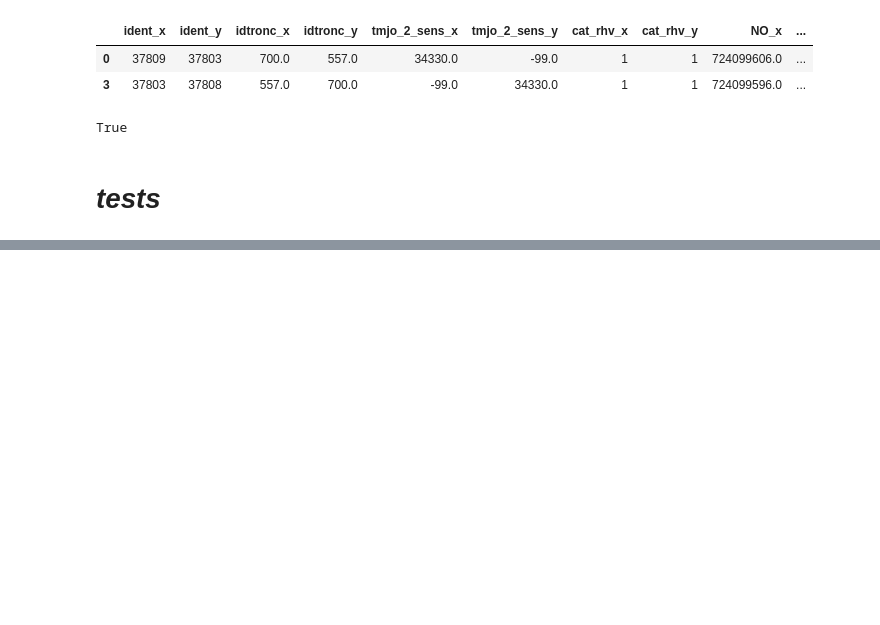
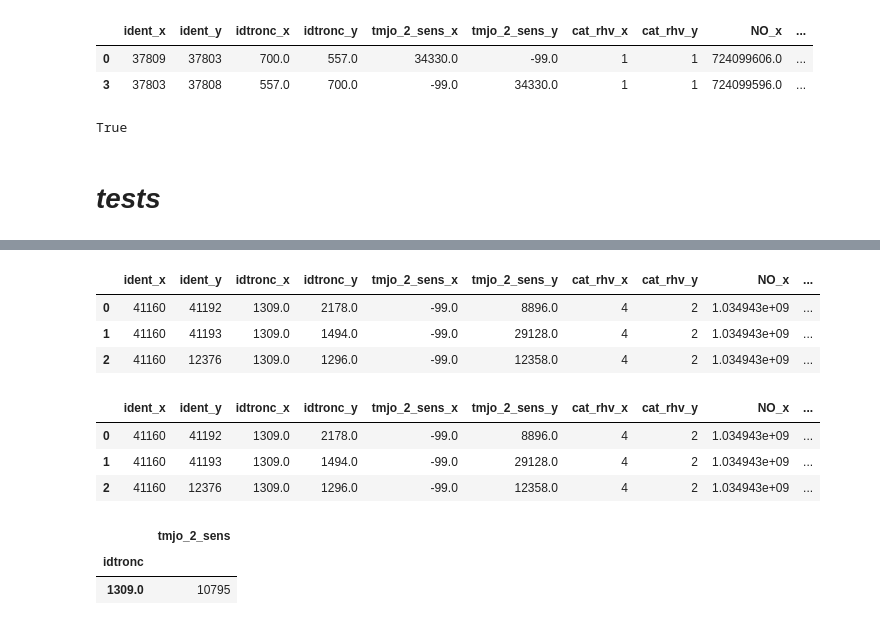
Before and after one commit to nantodevison/Lin_uniq_BdxM, a Jupyter notebook: Lin_uniq_BdxM/Traitements/traitements.ipynb, the cells around one changed output, grey strips where cells are left out. Cells and saved outputs as stored; diff of their text form; code cells hidden in the pictures; blank space fills up the shorter version.

Commit message:
avant cahngement prise en compte 2*2 voies MMM

```diff
--- a/Lin_uniq_BdxM/Traitements/traitements.ipynb
+++ b/Lin_uniq_BdxM/Traitements/traitements.ipynb
@@ -371,7 +380,7 @@ gdf_rhv_cpt_perm_123.reset_index(inplace=True)
 
 #simplifier la topologie en affectant une seule valuer de noeud aux voie arrivant sur un rond point
 #trouver les noeud faisant partie d'un rond point
-df=import_donnes_base('local_otv','linearisation_bm', 'graph_rhv_123','graph_rhv_123_vertices_pgr')
+df=import_donnes_base('local_otv','linearisation_bm', 'graph_rhv_123_v2','graph_rhv_123_v2_vertices_pgr')
 df2_chaussees=df.loc[df.nature.isin(['Autoroute', 'Quasi-autoroute', 'Route à 2 chaussées'])]
 df_avec_rd_pt,carac_rd_pt,lign_entrant_rdpt=identifier_rd_pt(df)
 
@@ -379,13 +388,12 @@ lgn_rdpt=df_avec_rd_pt.loc[~df_avec_rd_pt.id_rdpt.isna()].copy()
 dico_noeud=creer_dico_noeud_rdpt(lgn_rdpt)
 # %%
 # àpartir du dico on va remplacer les valeurs de source ou target par la valeur de clé du dico.
-gdf_base=gdf_rhv_cpt_perm_123.copy()
+gdf_base=gdf_traf_tot.copy()
 gdf_rhv_rdpt_simple=gdf_base.loc[~gdf_base.index.isin(lgn_rdpt.ident.to_list())].copy()
 #remplacement des sources et targets :
 simplifier_noeud_rdpt(gdf_rhv_rdpt_simple, dico_noeud)
 #puis recalculer le count du nb de ligne par noeud (en otant les lignes qui font les rdpoints)
 cnt_maj=maj_graph_rdpt(gdf_rhv_rdpt_simple)
-noeuds_estim, noeuds_grp, df_noeuds=et.noeuds_estimables(gdf_rhv_rdpt_simple)
 # %%
 #caracteriser les noeuds
 # 1. trouver ceux estimables
@@ -646,0 +740,37 @@ pct_libre_123_ss_dbl
+# %%
+gdf_base['id_cpt_exp']=gdf_base['id_cpt_2_sens'].fillna('NC')
+gdf_base['id_cpt_exp']=gdf_base.apply(lambda x : ', '.join([str(a) for a in x['id_cpt_exp']])
+                if isinstance(x['id_cpt_2_sens'],tuple) else str(x['id_cpt_2_sens']), axis=1)
+gdf_base.reset_index()[['id', 'ident', 'domanial', 'groupe', 'cat_dig', 'cat_rhv', 'passage',
+       'rggraph_nd', 'rggraph_na', 'rgraph_dbl', 'numero', 'cdate', 'mdate',
+       'id_ign', 'nature', 'sens', 'codevoie_d', 'importance', 'id_y','source', 'target',
+       'idtronc', 'geom','tmjo_2_sens','type_cpt', 'id_cpt_exp']].to_file(r'D:\temp\Linearisation_BM\C19SA0101\C19SA0101\Doc_travail\Donnees_produites\Donnees\gdf_rhv_trafic_123_calcul_3voies_v2.shp')
+# %%
+# ENSUITE ON VA CHERCHER A TRAITER LES NOEUDS A PATIR DES DONNEES MMM
+gdf_calcul=gdf_base.copy()
+noeuds_estim, noeuds_grp, df_noeuds=et.noeuds_estimables(gdf_rhv_rdpt_simple)
+liste_noeud_estim=noeuds_estim.noeud.tolist()
+num_noeud=1682
+dico_erreur={}
+df_troncon_noeud=et.carac_troncon_noeud(gdf_rhv_rdpt_simple, gdf_calcul, graph_filaire_123_vertex,num_noeud,df_noeuds,lgn_rdpt)
+dico_troncons_noeud=et.dico_troncons_noeud(df_troncon_noeud,gdf_rhv_rdpt_simple,gdf_base,lgn_rdpt,graph_filaire_123_vertex )
+matrice_rhv=et.matrice_troncon_noeud_rhv(df_troncon_noeud,num_noeud,lgn_rdpt,dico_troncons_noeud)
+try :
+    joint_fv_mmm_e2=et.estim_mmm_jointure_voies(matrice_rhv,cle_mmm_rhv)
+except et.PasCorrespondanceError :
+    dico_erreur[num_noeud]='PasCorrespondanceError'
+    noeuds_estim, noeuds_grp, df_noeuds=et.noeuds_estimables(gdf_rhv_rdpt_simple)
+    liste_noeud_estim=[n for n in noeuds_estim.noeud.tolist() if n not in liste_noeud_traite]
+try :
+    trafic_inconnus_prior_cat=et.isoler_trafic_inconnu(joint_fv_mmm_e2)
+except et.PasDeTraficInconnuError:
+    dico_erreur[num_noeud]='PasDeTraficInconnuError'
+    noeuds_estim, noeuds_grp, df_noeuds=et.noeuds_estimables(gdf_rhv_rdpt_simple)
+    liste_noeud_estim=[n for n in noeuds_estim.noeud.tolist() if n not in liste_noeud_traite]
+try :
+    trafc_rens=et.trafic_mmm(trafic_inconnus_prior_cat,mmm_simple,num_noeud, graph_filaire_123_vertex,gdf_rhv_rdpt_simple,cle_mmm_rhv)
+    df_update_traf=et.calcul_trafic_rhv_depuisMMM(trafc_rens).set_index('idtronc').rename(columns={'tmjo_2_sens_extrapol':'tmjo_2_sens'})
+except et.PasDeTraficError as e:
+    dico_erreur[num_noeud]=e
+    noeuds_estim, noeuds_grp, df_noeuds=et.noeuds_estimables(gdf_rhv_rdpt_simple)
+    liste_noeud_estim=[n for n in noeuds_estim.noeud.tolist() if n not in liste_noeud_traite]
@@ -646,0 +800,20 @@ pct_libre_123_ss_dbl
+# %%
+trafic_inconnus_prior_cat
+# %% [output]
+|  | ident_x | ident_y | idtronc_x | idtronc_y | tmjo_2_sens_x | tmjo_2_sens_y | cat_rhv_x | cat_rhv_y | NO_x | ... |
+| 0 | 41160 | 41192 | 1309.0 | 2178.0 | -99.0 | 8896.0 | 4 | 2 | 1.034943e+09 | ... |
+| 1 | 41160 | 41193 | 1309.0 | 1494.0 | -99.0 | 29128.0 | 4 | 2 | 1.034943e+09 | ... |
+| 2 | 41160 | 12376 | 1309.0 | 1296.0 | -99.0 | 12358.0 | 4 | 2 | 1.034943e+09 | ... |
+# %%
+trafc_rens
+# %% [output]
+|  | ident_x | ident_y | idtronc_x | idtronc_y | tmjo_2_sens_x | tmjo_2_sens_y | cat_rhv_x | cat_rhv_y | NO_x | ... |
+| 0 | 41160 | 41192 | 1309.0 | 2178.0 | -99.0 | 8896.0 | 4 | 2 | 1.034943e+09 | ... |
+| 1 | 41160 | 41193 | 1309.0 | 1494.0 | -99.0 | 29128.0 | 4 | 2 | 1.034943e+09 | ... |
+| 2 | 41160 | 12376 | 1309.0 | 1296.0 | -99.0 | 12358.0 | 4 | 2 | 1.034943e+09 | ... |
+# %%
+df_update_traf
+# %% [output]
+|  | tmjo_2_sens |
+| idtronc |  |
+| 1309.0 | 10795 |
```
Also changed, not shown: parts of 34 cells of this notebook, 3 other files.
